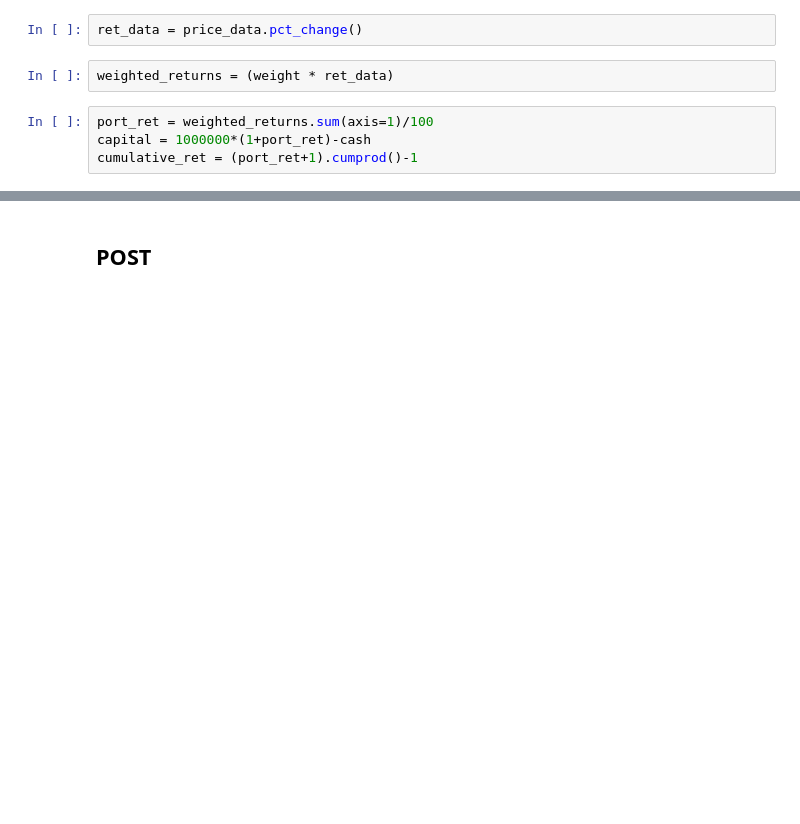
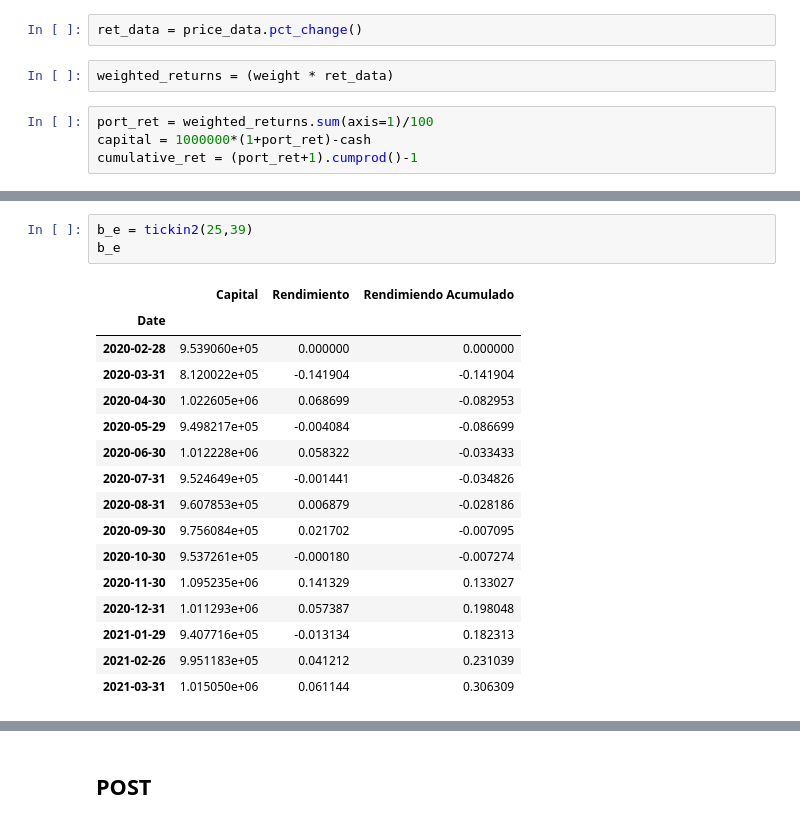
Before and after one commit to HKael/MYST, a Jupyter notebook: Testing.ipynb, the cells around one changed output, grey strips where cells are left out. Drawn from its saved outputs; the diff is of its cells as text; blank space fills up the shorter version.

```diff
--- a/Testing.ipynb
+++ b/Testing.ipynb
@@ -259,0 +342,20 @@ df_pasiva_a
+# %%
+b_e = tickin2(25,39)
+b_e
+# %% [output]
+|  | Capital | Rendimiento | Rendimiendo Acumulado |
+| Date |  |  |  |
+| 2020-02-28 | 9.539060e+05 | 0.000000 | 0.000000 |
+| 2020-03-31 | 8.120022e+05 | -0.141904 | -0.141904 |
+| 2020-04-30 | 1.022605e+06 | 0.068699 | -0.082953 |
+| 2020-05-29 | 9.498217e+05 | -0.004084 | -0.086699 |
+| 2020-06-30 | 1.012228e+06 | 0.058322 | -0.033433 |
+| 2020-07-31 | 9.524649e+05 | -0.001441 | -0.034826 |
+| 2020-08-31 | 9.607853e+05 | 0.006879 | -0.028186 |
+| 2020-09-30 | 9.756084e+05 | 0.021702 | -0.007095 |
+| 2020-10-30 | 9.537261e+05 | -0.000180 | -0.007274 |
+| 2020-11-30 | 1.095235e+06 | 0.141329 | 0.133027 |
+| 2020-12-31 | 1.011293e+06 | 0.057387 | 0.198048 |
+| 2021-01-29 | 9.407716e+05 | -0.013134 | 0.182313 |
+| 2021-02-26 | 9.951183e+05 | 0.041212 | 0.231039 |
+| 2021-03-31 | 1.015050e+06 | 0.061144 | 0.306309 |
```
Also changed, not shown: parts of 14 cells of this notebook, 3 other files.
